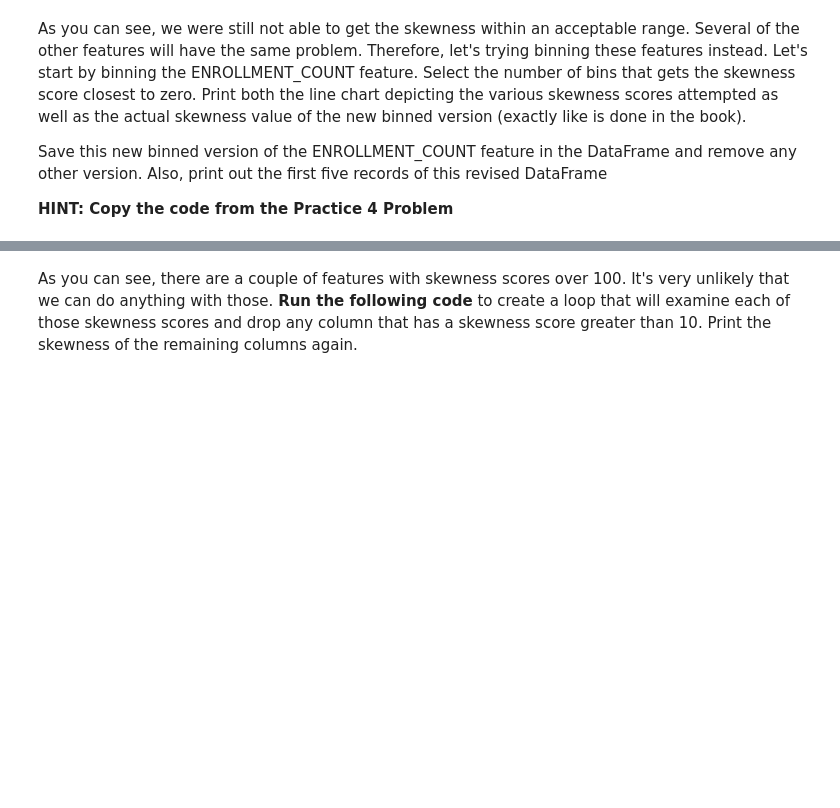
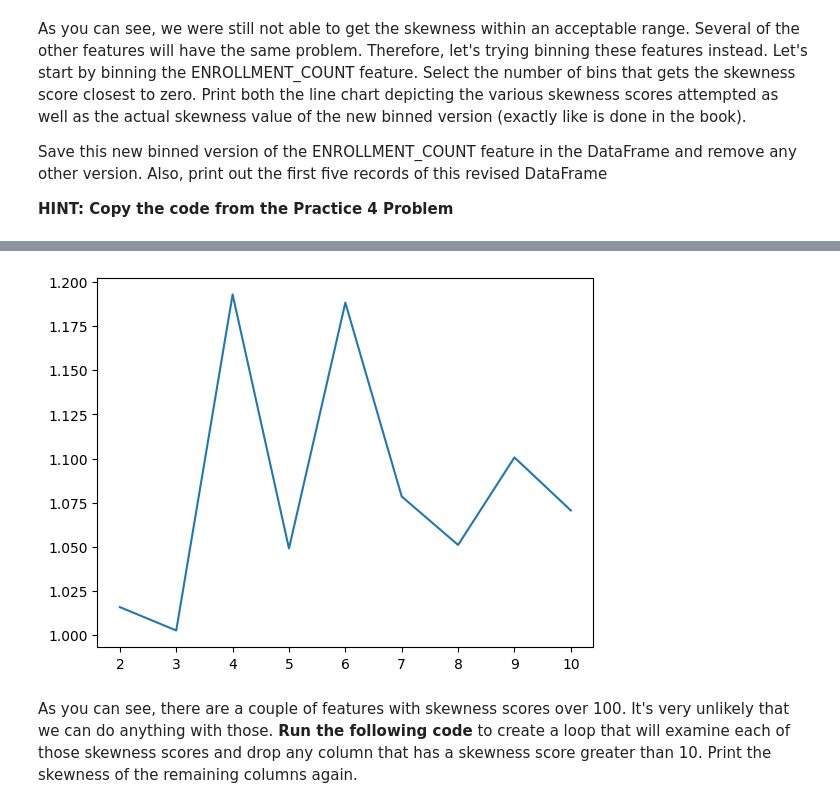
Before and after one commit to DanLightner/BUSA321, a Jupyter notebook: BUSA321/Prep_Skewness.ipynb, the cells around one changed output, grey strips where cells are left out. Cells and saved outputs as stored; diff of their text form; code cells hidden in the pictures; blank space fills up the shorter version.

```diff
--- a/BUSA321/Prep_Skewness.ipynb
+++ b/BUSA321/Prep_Skewness.ipynb
@@ -35,0 +34,18 @@ Print out the new skewness scores.
+# %%
+# Question 2:
+import numpy as np
+df['NUMBER_AVERAGE_log'] = np.log1p(df['NUMBER_AVERAGE'])
+
+# 2. Square root transformation
+df['NUMBER_AVERAGE_sqrt'] = np.sqrt(df['NUMBER_AVERAGE'])
+
+# 3. Cube root transformation
+df['NUMBER_AVERAGE_cbrt'] = np.cbrt(df['NUMBER_AVERAGE'])
+
+# Calculate skewness again for all options
+new_skewness = df[['NUMBER_AVERAGE', 'NUMBER_AVERAGE_log', 'NUMBER_AVERAGE_sqrt', 'NUMBER_AVERAGE_cbrt']].skew()
+print("\nSkewness after applying transformations:")
+print(new_skewness)
+
+
+print("It appears the best one is: NUMBER_AVERAGE_log at 1.491496")
@@ -43,0 +66,55 @@ Save this new binned version of the ENROLLMENT_COUNT feature in the DataFrame an
+# %%
+import pandas as pd
+import scipy.stats
+import seaborn as sns
+import numpy as np
+
+
+enrollment_count = df['ENROLLMENT_COUNT']
+
+
+def bin_numeric(series, custom_bins=False):
+    from scipy.stats import norm
+    import numpy as np
+    import scipy.stats
+    import seaborn as sns
+
+    def bin(bins):
+        edges = np.linspace(-3, 3, bins)
+        edges = norm.cdf(edges)
+        edges = list(np.quantile(series, edges))
+        edges.append(max(series))
+
+        new_series = []
+        for value in list(series):
+            for edge in edges:
+                if value <= edge:
+                    new_series.append(edges.index(edge))
+                    break
+        return new_series
+
+    if custom_bins:
+        bins = 2
+        skews = []
+        while bins < series.nunique():
+            skews.append(scipy.stats.skew(bin(bins)))
+            bins += 1
+        sns.lineplot(x=range(2, series.nunique()), y=skews)
+        return bin(skews.index(min(skews)) + 2)
+    else:
+        bins = int(2 * len(list(series)) ** (3 / 5))
+        return bin(bins)
+
+# Bin the ENROLLMENT_COUNT feature and select the optimal number of bins
+binned_enrollment = bin_numeric(enrollment_count, custom_bins=True)
+
+# Replace the original 'ENROLLMENT_COUNT' column with the binned version
+df['ENROLLMENT_COUNT'] = binned_enrollment
+
+# Print the skewness of the binned ENROLLMENT_COUNT
+skewed_binned = scipy.stats.skew(df['ENROLLMENT_COUNT'])
+print(f"Skewness of binned ENROLLMENT_COUNT: {skewed_binned}")
+
+# Print the first five rows of the modified DataFrame
+print(df.head())
+# %% [output]
@@ -44,2 +138,3 @@ Save this new binned version of the ENROLLMENT_COUNT feature in the DataFrame an
+[figure, added]
 # %% [markdown]
 As you can see, there are a couple of features with skewness scores over 100. It's very unlikely that we can do anything with those. **Run the following code** to create a loop that will examine each of those skewness scores and drop any column that has a skewness score greater than 10. Print the skewness of the remaining columns again.
```
Also changed, not shown: parts of 6 cells of this notebook.
